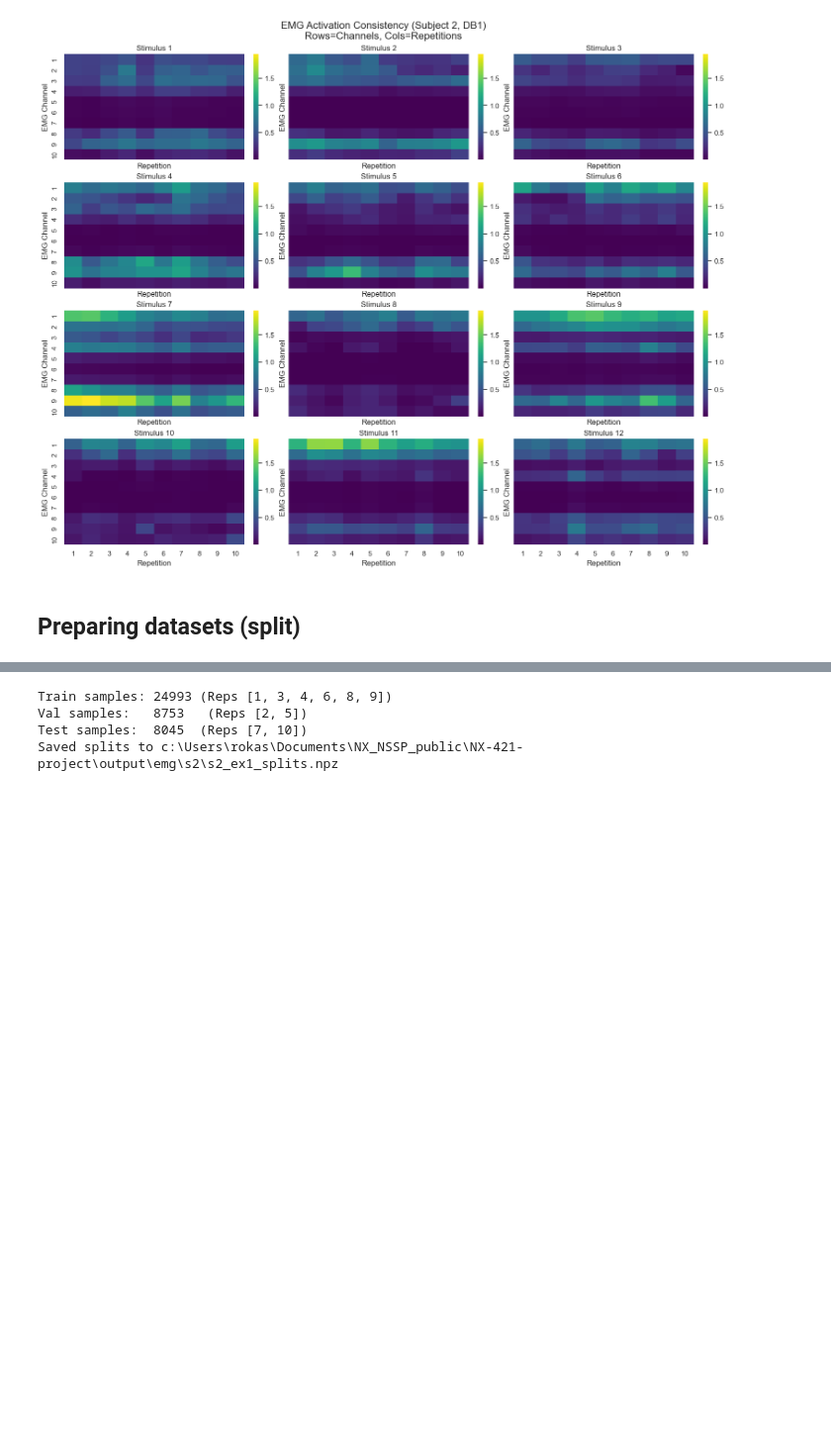
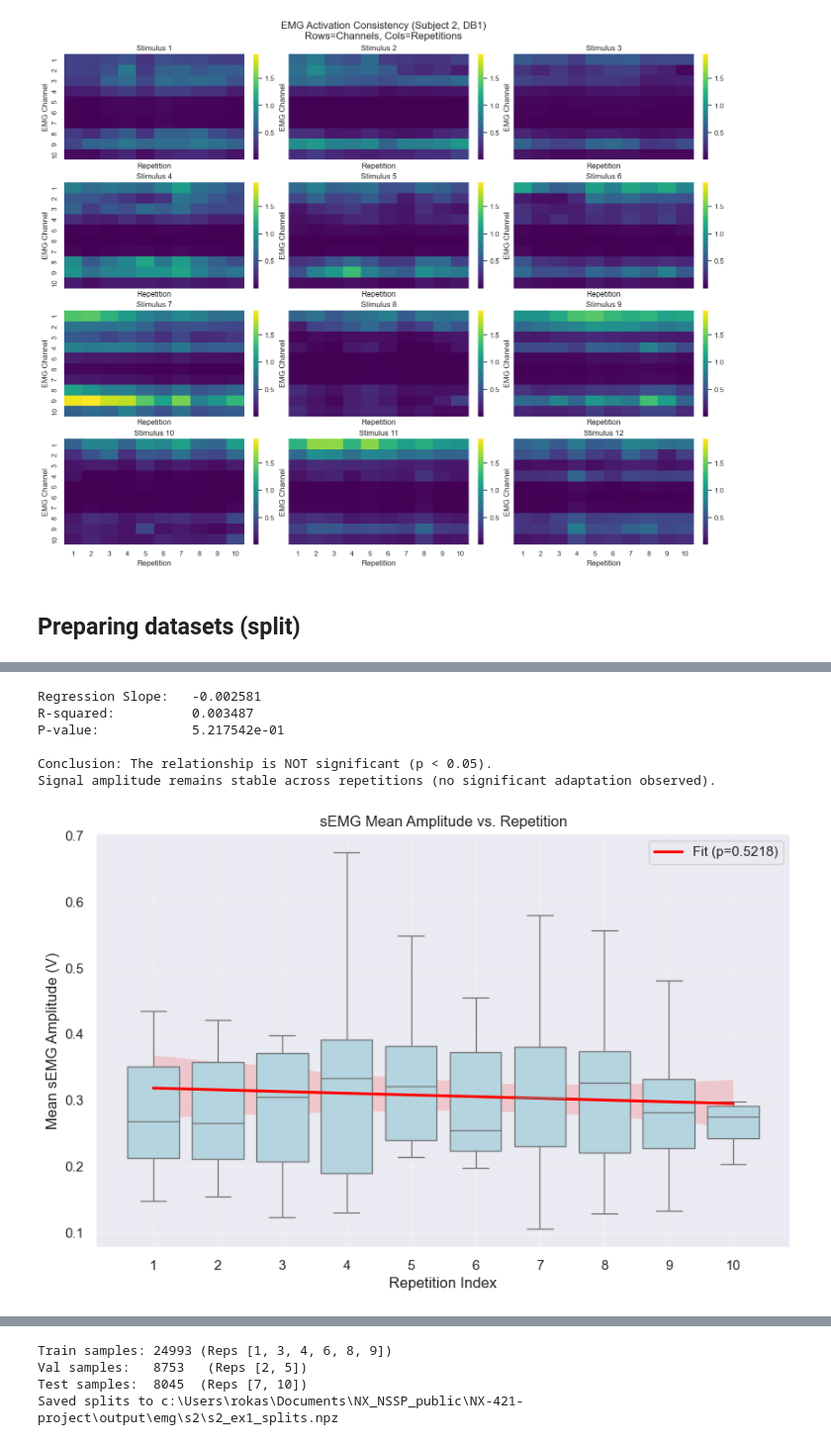
Before and after one commit to spbui00/NX-421-project, a Jupyter notebook: project_2.ipynb, the cells around one changed output, grey strips where cells are left out. Shown at 99% size. Drawn from its saved outputs; the diff is of its cells as text; code cells hidden in the pictures; blank space fills up the shorter version.

```diff
--- a/project_2.ipynb
+++ b/project_2.ipynb
@@ -403,0 +409,60 @@ plt.show()
+# %%
+input_path = Path(EMG_OUTPUT_DIR) / 's2' / 's2_ex1_cleaned.npz'
+data = np.load(input_path)
+emg = data['emg']
+restimulus = data['restimulus']
+repetition = data['rerepetition']
+
+trial_amplitudes = []
+trial_reps = []
+
+movements = np.unique(restimulus)
+reps = np.unique(repetition)
+
+for r in reps:
+    for m in movements:
+        mask = (restimulus == m) & (repetition == r)
+        if np.any(mask):
+            trial_data = emg[mask]
+            mean_amp = np.mean(np.abs(trial_data))
+
+            trial_amplitudes.append(mean_amp)
+            trial_reps.append(r)
+
+trial_amplitudes = np.array(trial_amplitudes)
+trial_reps = np.array(trial_reps)
+
+slope, intercept, r_value, p_value, std_err = linregress(trial_reps, trial_amplitudes)
+
+print(f"Regression Slope:   {slope:.6f}")
+print(f"R-squared:          {r_value**2:.6f}")
+print(f"P-value:            {p_value:.6e}")
+
+is_significant = p_value < 0.05
+trend = "increasing" if slope > 0 else "decreasing"
+print(f"\nConclusion: The relationship is {'SIGNIFICANT' if is_significant else 'NOT significant'} (p < 0.05).")
+if is_significant:
+    print(f"There is a statistically significant {trend} trend in signal amplitude over time.")
+    print("This suggests neuromuscular adaptation or fatigue may be present.")
+else:
+    print("Signal amplitude remains stable across repetitions (no significant adaptation observed).")
+
+plt.figure(figsize=(10, 6))
+sns.boxplot(x=trial_reps, y=trial_amplitudes, color='lightblue', showfliers=False)
+sns.regplot(x=trial_reps - 1, y=trial_amplitudes, scatter=False, color='red',
+            label=f'Fit (p={p_value:.4f})') # x - 1 because boxplot starts at 0 index
+
+plt.title('sEMG Mean Amplitude vs. Repetition')
+plt.xlabel('Repetition Index')
+plt.ylabel('Mean sEMG Amplitude (V)')
+plt.legend()
+plt.grid(True, alpha=0.3)
+plt.show()
+# %% [output]
+Regression Slope:   -0.002581
+R-squared:          0.003487
+P-value:            5.217542e-01
+
+Conclusion: The relationship is NOT significant (p < 0.05).
+Signal amplitude remains stable across repetitions (no significant adaptation observed).
+[figure, added]
```
Also changed, not shown: parts of 16 cells of this notebook.
